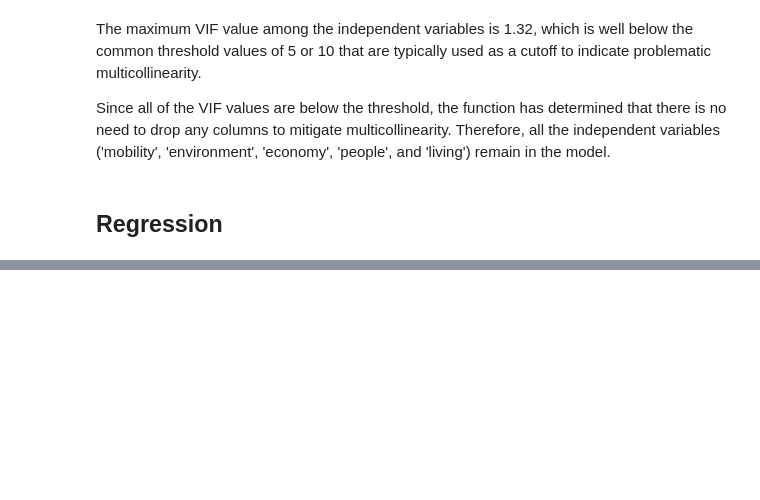
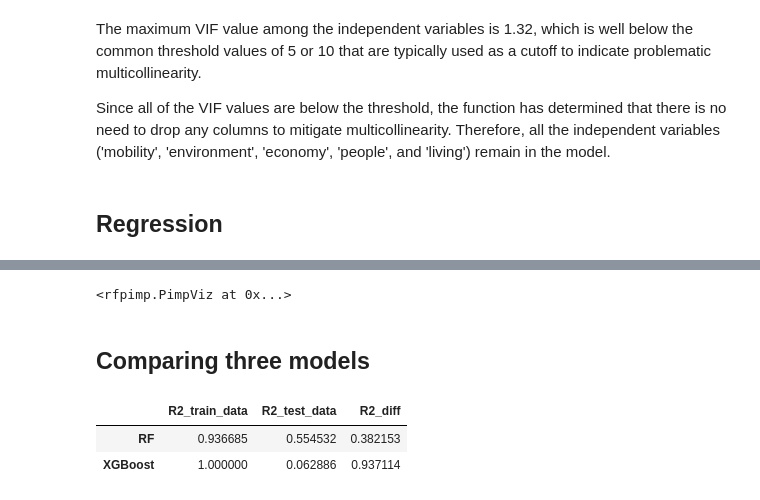
Before and after one commit to HumphreyHZ/CASA0006, a Jupyter notebook: DSSS.ipynb, the cells around one changed output, grey strips where cells are left out. Drawn from its saved outputs; the diff is of its cells as text; code cells hidden in the pictures; blank space fills up the shorter version.

```diff
--- a/DSSS.ipynb
+++ b/DSSS.ipynb
@@ -604,0 +521,28 @@ Silhouette Score: 0.231098274219471
+# %%
+# Split into training and testing datasets
+X_train, X_test, y_train, y_test = train_test_split(X, y, test_size=0.25, random_state=100)
+
+# Define hyperparameter grid for GridSearchCV
+param_grid = {
+    'n_estimators': [50, 100, 200, 300],  # Number of trees in the forest
+    'max_depth': [10, 20, 30, None],  # Maximum depth of each tree
+    'min_samples_split': [2, 4, 6],   # Minimum samples required to split a node, but only integers >= 2
+    'min_samples_leaf': [1, 2, 4],    # Minimum samples required at a leaf node
+    'max_features': ['sqrt', 'log2', None]  # Features to consider when splitting
+}
+
+# Initialize Random Forest Regressor
+rf = RandomForestRegressor(random_state=100)
+
+# Use GridSearchCV to find optimal hyperparameters
+grid_search = GridSearchCV(estimator=rf, param_grid=param_grid, cv=5, n_jobs=-1, scoring='neg_mean_squared_error')
+
+# Fit the model with the training data
+grid_search.fit(X_train, y_train)
+
+# Get the best hyperparameters and the best score
+best_params = grid_search.best_params_
+best_score = grid_search.best_score_
+
+print("The best parameter value is:", best_params)
+print("The best score is:", best_score)
@@ -604,0 +737,28 @@ Silhouette Score: 0.231098274219471
+# %%
+# Visualize feature importances
+viz = rfpimp.plot_importances(xgb_imp)
+viz  # Display the plot inline
+# %% [output]
+<rfpimp.PimpViz at 0x...>
+# %% [markdown]
+## Comparing three models
+# %%
+# create a list of models
+list_name_models = ['RF', 'XGBoost']
+# use the models from above
+list_reg_models = [rf, xgb_final]
+
+dict_models = dict()
+
+for name, model in zip(list_name_models, list_reg_models):
+    dict_models[name] = [model.score(X_train, y_train), model.score(X_test, y_test), model.score(X_train, y_train) - model.score(X_test, y_test)]
+
+# transform dict_models to dataframe
+df_models = pd.DataFrame.from_dict(dict_models, orient='index', columns=['R2_train_data', 'R2_test_data', 'R2_diff'])
+df_models
+# you can then export df_models as a csv file and use it in MS Excel or Word
+# df_models.to_csv(...)
+# %% [output]
+|  | R2_train_data | R2_test_data | R2_diff |
+| RF | 0.936685 | 0.554532 | 0.382153 |
+| XGBoost | 1.000000 | 0.062886 | 0.937114 |
```
Also changed, not shown: parts of 34 cells of this notebook.
